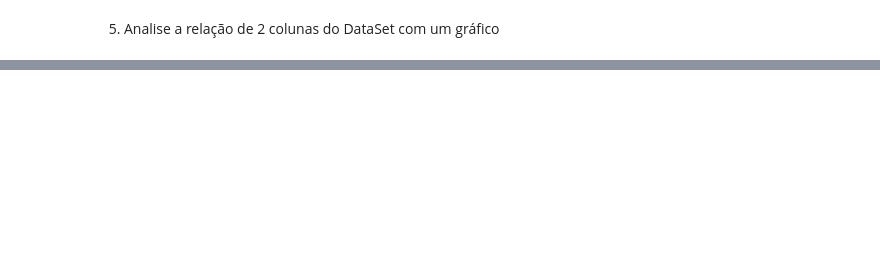
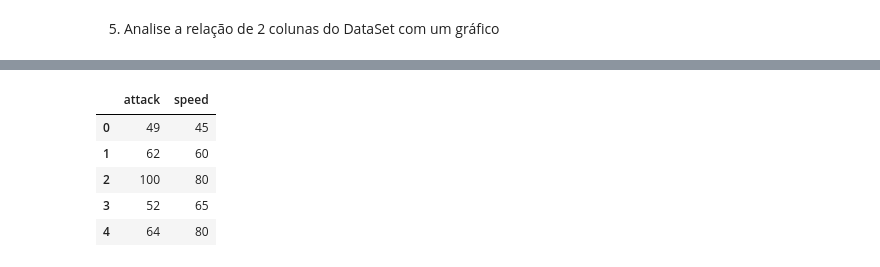
Before and after one commit to matheusmoyaoliveira/fiap-projetos-1tdspv, a Jupyter notebook: Artificial Intelligence & Chatbot/aula-jupyter-notebook/Noturno_Pokemon.ipynb, the cells around one changed output, grey strips where cells are left out. Cells and saved outputs as stored; diff of their text form; code cells hidden in the pictures; blank space fills up the shorter version.

```diff
--- a/Artificial Intelligence & Chatbot/aula-jupyter-notebook/Noturno_Pokemon.ipynb
+++ b/Artificial Intelligence & Chatbot/aula-jupyter-notebook/Noturno_Pokemon.ipynb
@@ -229,0 +320,12 @@ fig.show()
+# %%
+X= df.drop(columns="capture_rate")
+y= df["capture_rate"]
+# %%
+X.head()
+# %% [output]
+|  | attack | speed |
+| 0 | 49 | 45 |
+| 1 | 62 | 60 |
+| 2 | 100 | 80 |
+| 3 | 52 | 65 |
+| 4 | 64 | 80 |
```
Also changed, not shown: parts of 24 cells of this notebook.
